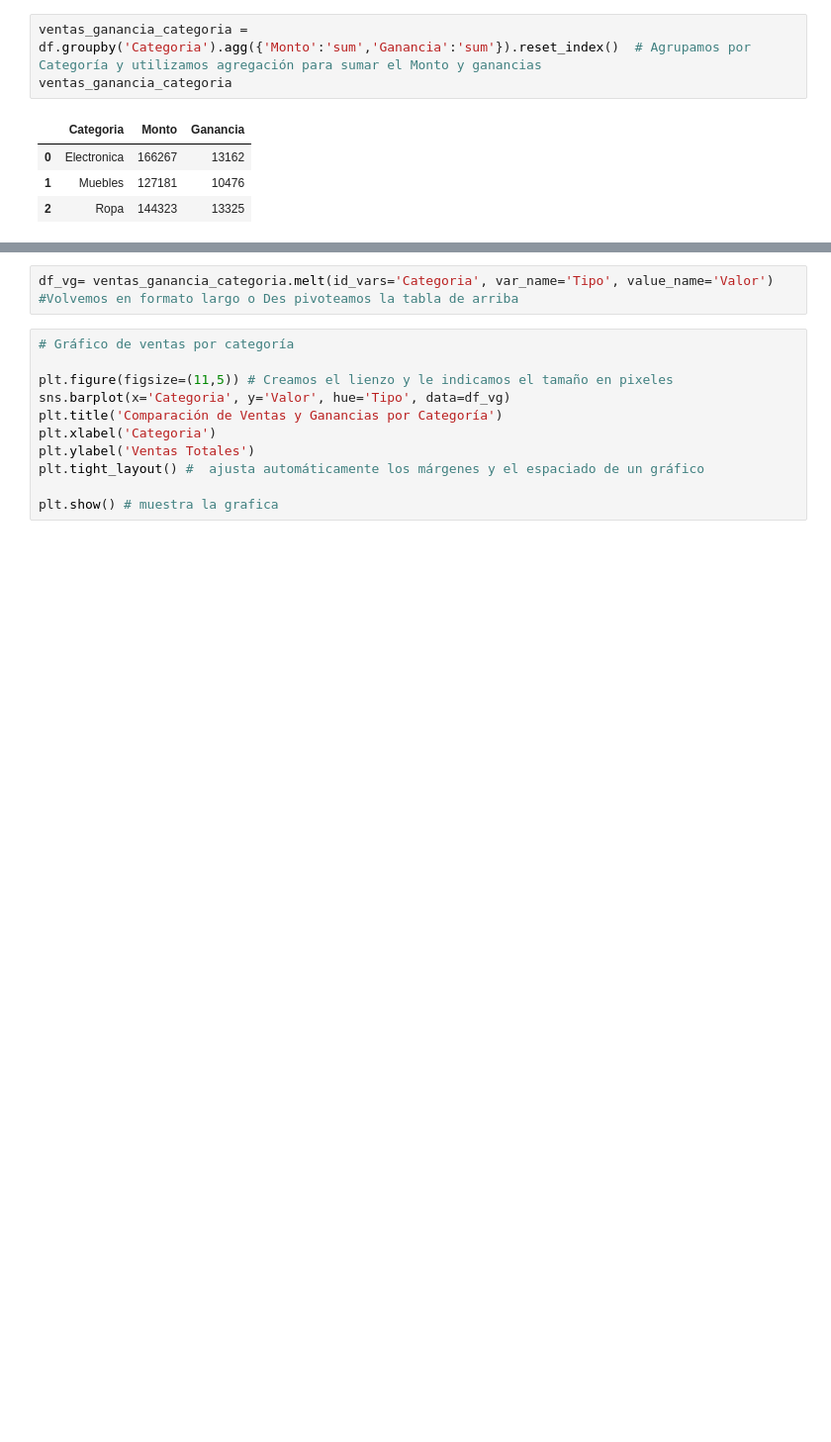
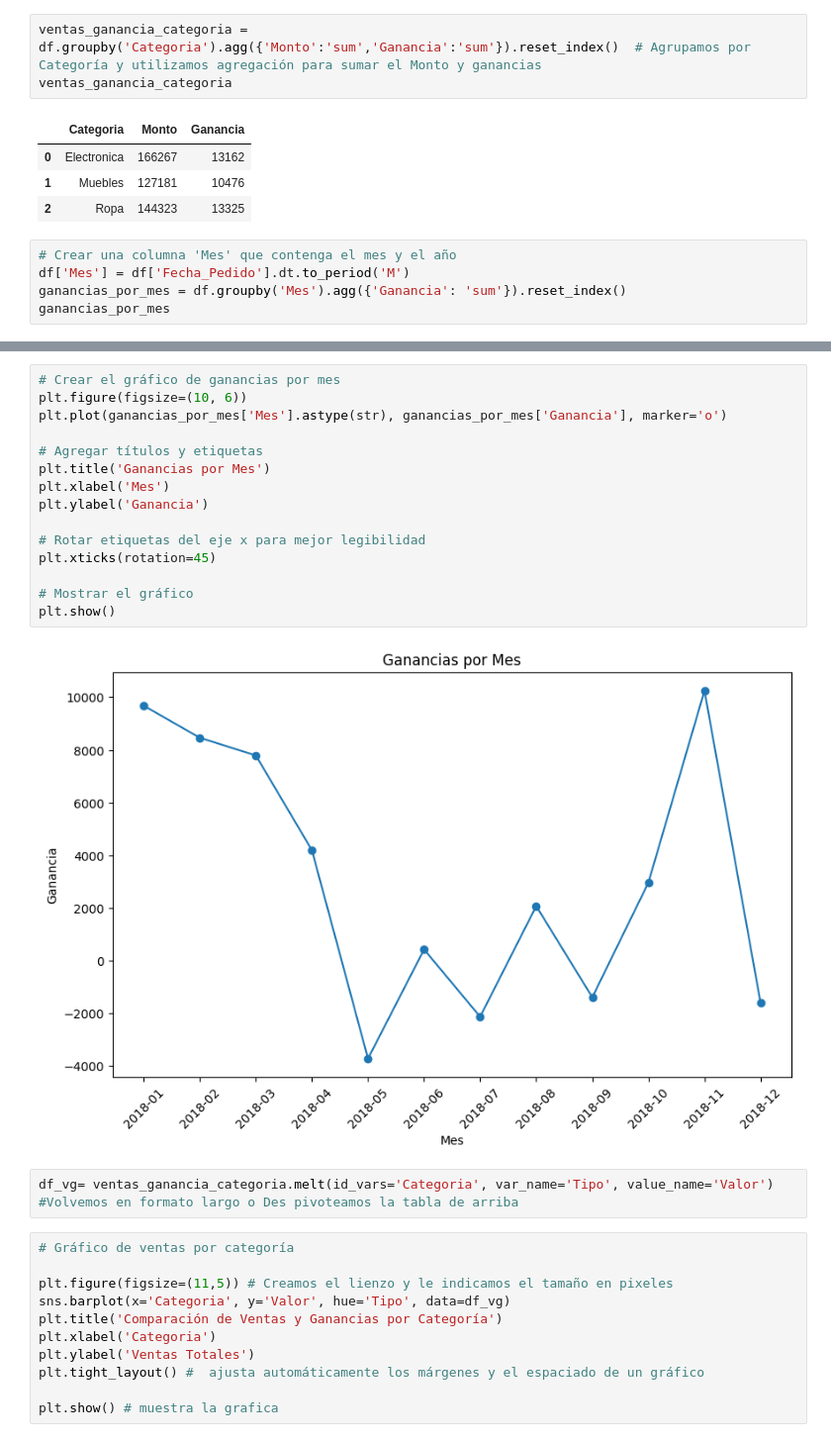
Before and after one commit to piothi/EAN, a Jupyter notebook: Encuentro_Final.ipynb, the cells around one changed output, grey strips where cells are left out. Shown at 99% size. Saved outputs shown, nothing was run; the diff lists cells and outputs as text; blank space fills up the shorter version.

```diff
--- a/Encuentro_Final.ipynb
+++ b/Encuentro_Final.ipynb
@@ -374,3 +453,8 @@ ventas_ganancia_categoria
 | 0 | Electronica | 166267 | 13162 |
 | 1 | Muebles | 127181 | 10476 |
 | 2 | Ropa | 144323 | 13325 |
+# %%
+# Crear una columna 'Mes' que contenga el mes y el año
+df['Mes'] = df['Fecha_Pedido'].dt.to_period('M')
+ganancias_por_mes = df.groupby('Mes').agg({'Ganancia': 'sum'}).reset_index()
+ganancias_por_mes
@@ -377,3 +475,20 @@ ventas_ganancia_categoria
+# %%
+# Crear el gráfico de ganancias por mes
+plt.figure(figsize=(10, 6))
+plt.plot(ganancias_por_mes['Mes'].astype(str), ganancias_por_mes['Ganancia'], marker='o')
+
+# Agregar títulos y etiquetas
+plt.title('Ganancias por Mes')
+plt.xlabel('Mes')
+plt.ylabel('Ganancia')
+
+# Rotar etiquetas del eje x para mejor legibilidad
+plt.xticks(rotation=45)
+
+# Mostrar el gráfico
+plt.show()
+# %% [output]
+[figure, added]
 # %%
 df_vg= ventas_ganancia_categoria.melt(id_vars='Categoria', var_name='Tipo', value_name='Valor') #Volvemos en formato largo o Des pivoteamos la tabla de arriba
 # %%
```
Also changed, not shown: parts of 6 cells of this notebook.
